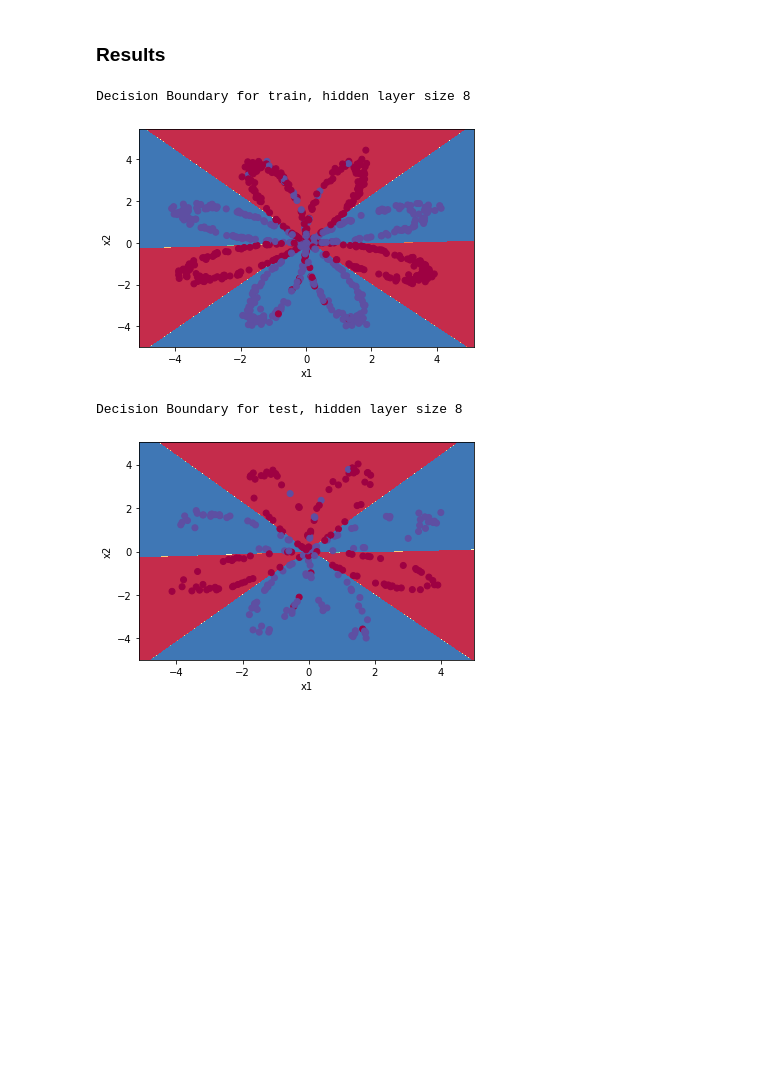
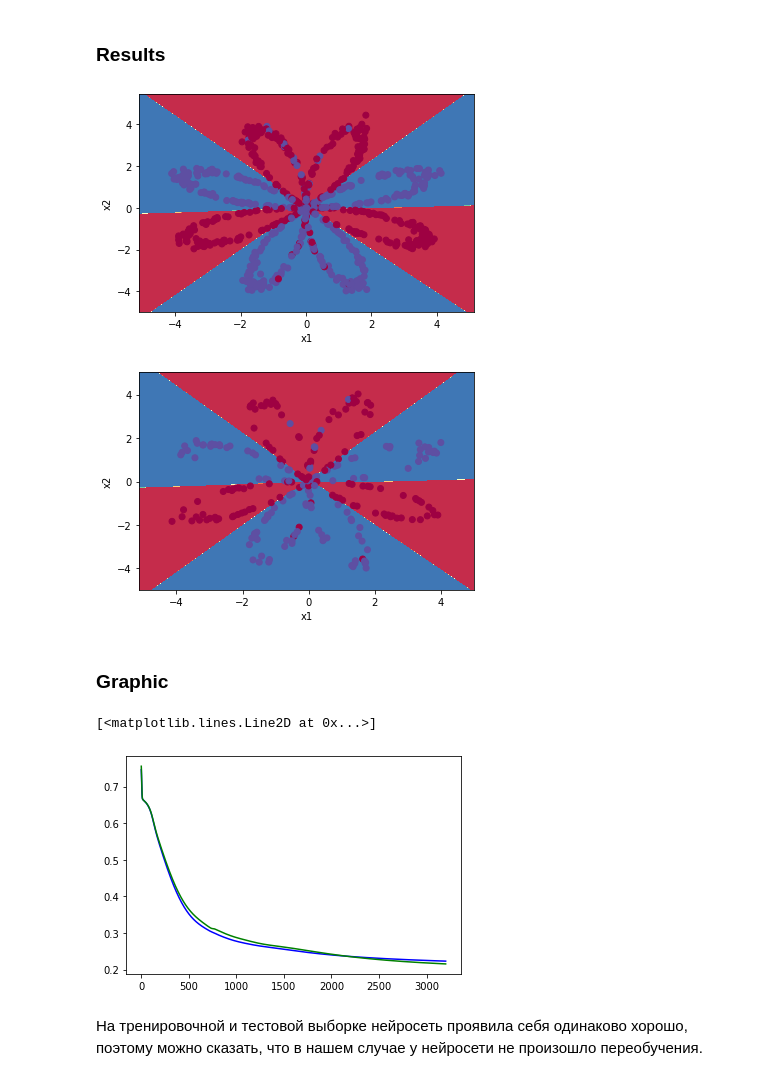
Before and after one commit to ArgoNeon/Introduction_in_neural_networks, a Jupyter notebook: main.ipynb, the cells around one changed output. Cells and saved outputs as stored; diff of their text form; code cells hidden in the pictures; blank space fills up the shorter version.

```diff
--- a/main.ipynb
+++ b/main.ipynb
@@ -382,13 +382,19 @@ Layer_2  weights shape: (4, 8)   bias shape: (4,)
 Layer_3  weights shape: (5, 4)   bias shape: (5,)
 Layer_4  weights shape: (1, 5)   bias shape: (1,)
 # %%
-num_epochs = 2900
+num_epochs = 3200
 mode = 'miniBatch_moment'
+loss_train = []
+loss_test = []
+epocha = [i for i in range(1, num_epochs + 1)]
+suml = 0
+
 
 if (mode == 'GrDs'):            #простой градиентный спуск
     for i in range(num_epochs):
         a = network(X_train)        #forward propagation
         l = loss(a, y_train)        #подсчет функции потерь
+        loss_train.append(l)
         loss.backward()             #backward propagation
         optimizer.step()            #new parametres
         optimizer.zero_grad()       #зануление градиентов
@@ -428,11 +434,15 @@ if (mode == 'miniBatch_moment'):
             loss.backward_moment(b1=0.9)
             optimizer.step_moment()
             optimizer.zero_grad()
+            suml += l
+        loss_train.append(suml / optimizer.n_batches)
+        suml = 0
+        a_val = network(X_test)
+        loss_test.append(loss(a_val, y_test))
 
         if (i % 100 == 0):
             a = network(X_train)
             l = loss(a, y_train)
-            a_val = network(X_test)
             print("Epoch %d/%d\t Loss: %.3f"%(i, num_epochs, l), end='\t')
             print("Accuracy: %.3f"%(accuracy_score(y_train, a>0.5)), end='\t')
             print("Val_loss: %.3f"%(loss(a_val, y_test)), end='\t')
@@ -458,14 +468,20 @@ Epoch 2800/2900  Loss: 0.227    Accuracy: 0.915 Val_loss: 0.221 Val_accuracy: 0.
 # %% [markdown]
 ### Results
 # %%
-print("Decision Boundary for train, hidden layer size " + str(network.params['w1'].shape[0]))
 plot_decision_boundary(lambda x: network(x)>0.5, X_train, y_train)
 # %% [output]
-Decision Boundary for train, hidden layer size 8
-[figure, old version]
+[figure, new version]
 # %%
-print("Decision Boundary for test, hidden layer size " + str(network.params['w1'].shape[0]))
 plot_decision_boundary(lambda x: network(x)>0.5, X_test, y_test)
 # %% [output]
-Decision Boundary for test, hidden layer size 8
-[figure, old version]
+[figure, new version]
+# %% [markdown]
+### Graphic
+# %%
+plt.plot(epocha, loss_train, color = 'b')
+plt.plot(epocha, loss_test, color = 'g')
+# %% [output]
+[<matplotlib.lines.Line2D at 0x...>]
+[figure, added]
+# %% [markdown]
+На тренировочной и тестовой выборке нейросеть проявила себя одинаково хорошо, поэтому можно сказать, что в нашем случае у нейросети не произошло переобучения.
```
Also changed, not shown: parts of 1 cell of this notebook.
